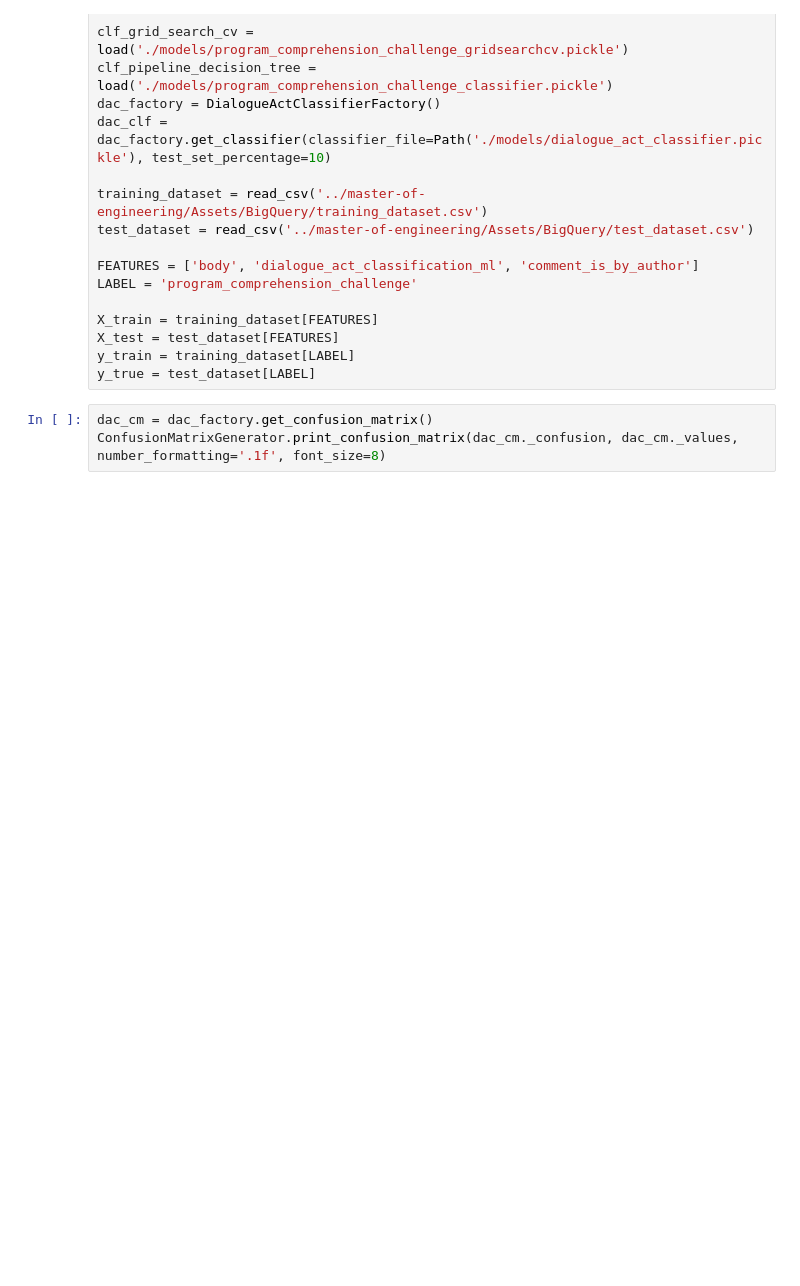
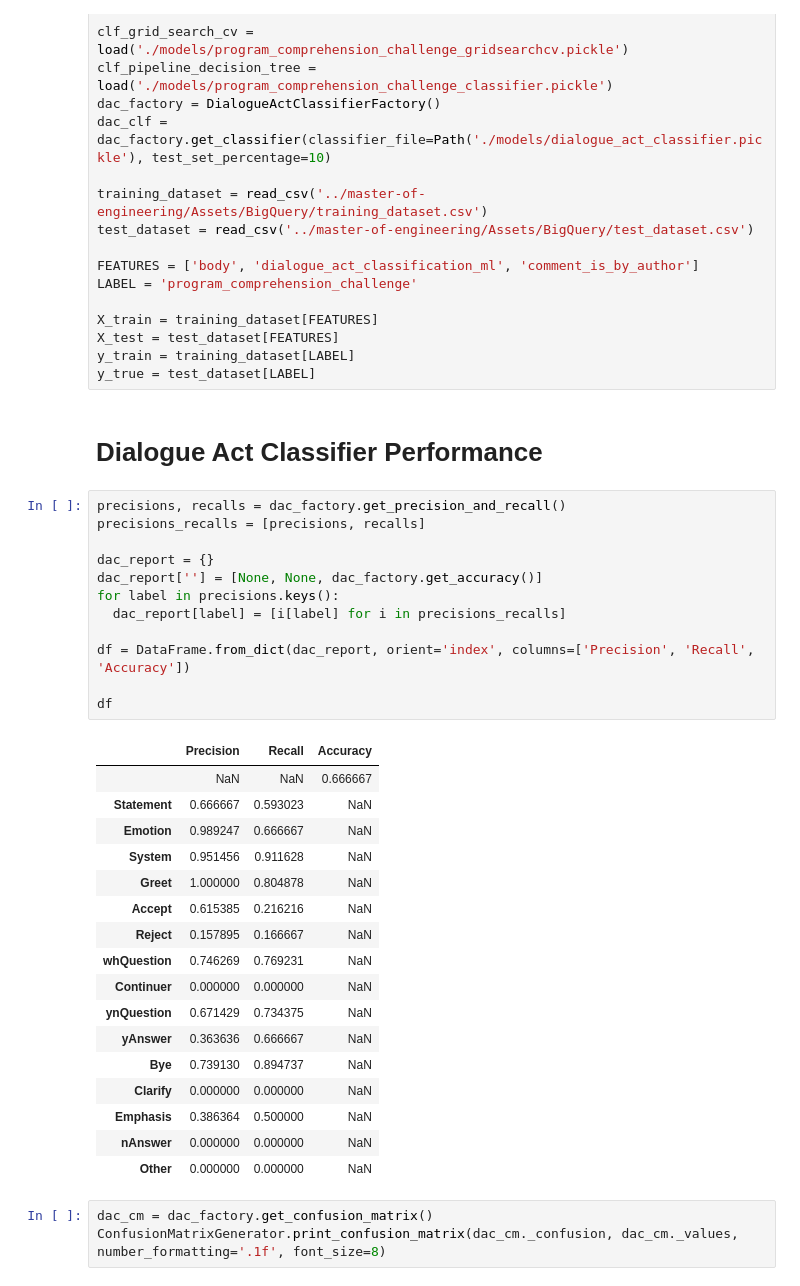
Before and after one commit to eddie-chiang/ccc4prc, a Jupyter notebook: ConfusionMatrix.ipynb, the cells around one changed output. Drawn from its saved outputs; the diff is of its cells as text; blank space fills up the shorter version.

Commit message:
Shows Classifier accuracy report as well.

```diff
--- a/ConfusionMatrix.ipynb
+++ b/ConfusionMatrix.ipynb
@@ -21,6 +21,38 @@ X_train = training_dataset[FEATURES]
 X_test = test_dataset[FEATURES]
 y_train = training_dataset[LABEL]
 y_true = test_dataset[LABEL]
+# %% [markdown]
+# Dialogue Act Classifier Performance
+# %%
+precisions, recalls = dac_factory.get_precision_and_recall()
+precisions_recalls = [precisions, recalls]
+
+dac_report = {}
+dac_report[''] = [None, None, dac_factory.get_accuracy()]
+for label in precisions.keys():
+  dac_report[label] = [i[label] for i in precisions_recalls]
+
+df = DataFrame.from_dict(dac_report, orient='index', columns=['Precision', 'Recall', 'Accuracy'])
+
+df
+# %% [output]
+|  | Precision | Recall | Accuracy |
+|  | NaN | NaN | 0.666667 |
+| Statement | 0.666667 | 0.593023 | NaN |
+| Emotion | 0.989247 | 0.666667 | NaN |
+| System | 0.951456 | 0.911628 | NaN |
+| Greet | 1.000000 | 0.804878 | NaN |
+| Accept | 0.615385 | 0.216216 | NaN |
+| Reject | 0.157895 | 0.166667 | NaN |
+| whQuestion | 0.746269 | 0.769231 | NaN |
+| Continuer | 0.000000 | 0.000000 | NaN |
+| ynQuestion | 0.671429 | 0.734375 | NaN |
+| yAnswer | 0.363636 | 0.666667 | NaN |
+| Bye | 0.739130 | 0.894737 | NaN |
+| Clarify | 0.000000 | 0.000000 | NaN |
+| Emphasis | 0.386364 | 0.500000 | NaN |
+| nAnswer | 0.000000 | 0.000000 | NaN |
+| Other | 0.000000 | 0.000000 | NaN |
 # %%
 dac_cm = dac_factory.get_confusion_matrix()
 ConfusionMatrixGenerator.print_confusion_matrix(dac_cm._confusion, dac_cm._values, number_formatting='.1f', font_size=8)
```
Also changed, not shown: parts of 1 cell of this notebook.
